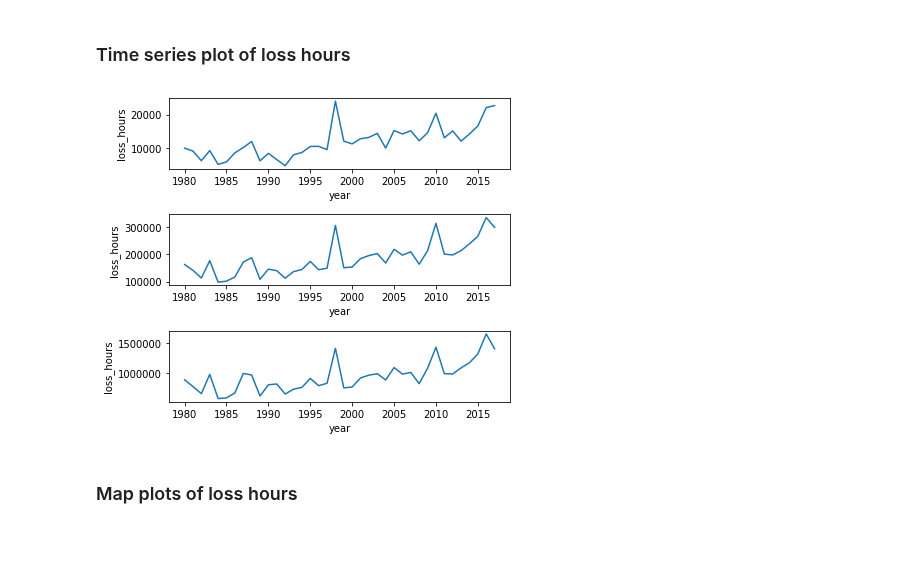
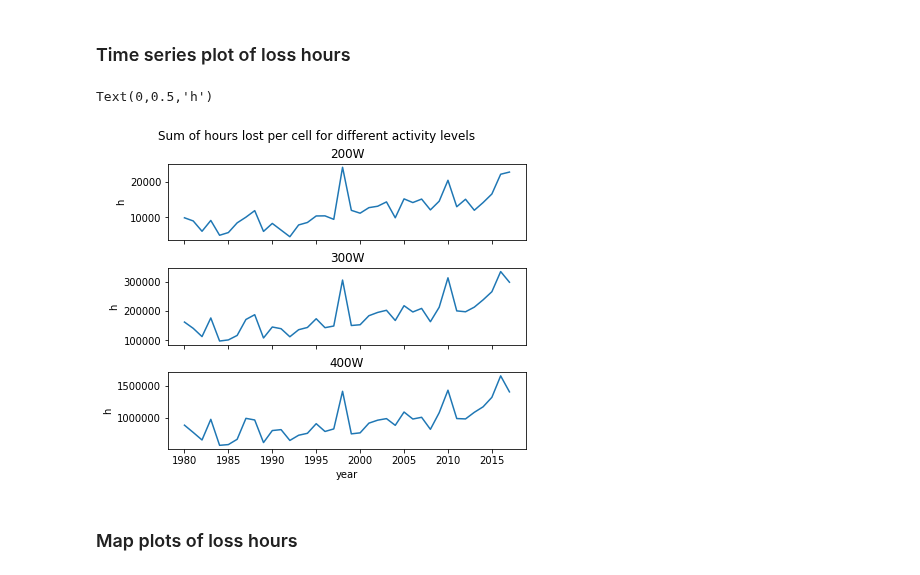
Before and after one commit to mangecoeur/health-climate-exposure, a Jupyter notebook: 1.3 Labour capacity change.ipynb, the cells around one changed output. Drawn from its saved outputs; the diff is of its cells as text; code cells hidden in the pictures; blank space fills up the shorter version.

```diff
--- a/1.3 Labour capacity change.ipynb
+++ b/1.3 Labour capacity change.ipynb
@@ -336,17 +337,30 @@ yearly_pct_in_serv = xr.open_mfdataset(str(DATA_SRC / 'lancet' / 'yearly_pct_in_
 # %% [markdown]
 ### Time series plot of loss hours
 # %%
-f, axs = plt.subplots(3,1)
+f, axs = plt.subplots(3,1, constrained_layout=True, sharex=True)
 f.set_size_inches(6,5)
+f.suptitle('Sum of hours lost per cell for different activity levels')
 ax = axs[0]
 hours_lost_200.loss_hours.sum(dim=['latitude', 'longitude'], skipna=True).plot(ax=ax)
+ax.set_title('200W')
+ax.set_xlabel('')
+ax.set_ylabel('h')
+
 ax = axs[1]
 hours_lost_300.loss_hours.sum(dim=['latitude', 'longitude'], skipna=True).plot(ax=ax)
+ax.set_title('300W')
+ax.set_xlabel('')
+ax.set_ylabel('h')
+
 ax = axs[2]
 hours_lost_400.loss_hours.sum(dim=['latitude', 'longitude'], skipna=True).plot(ax=ax)
-plt.tight_layout()
+ax.set_title('400W')
+ax.set_ylabel('h')
+
+# plt.tight_layout()
 # %% [output]
+Text(0,0.5,'h')
-[figure, old version]
+[figure, new version]
 # %% [markdown]
 ### Map plots of loss hours
 # %%
```
Also changed, not shown: parts of 16 cells of this notebook, 46 other files.
